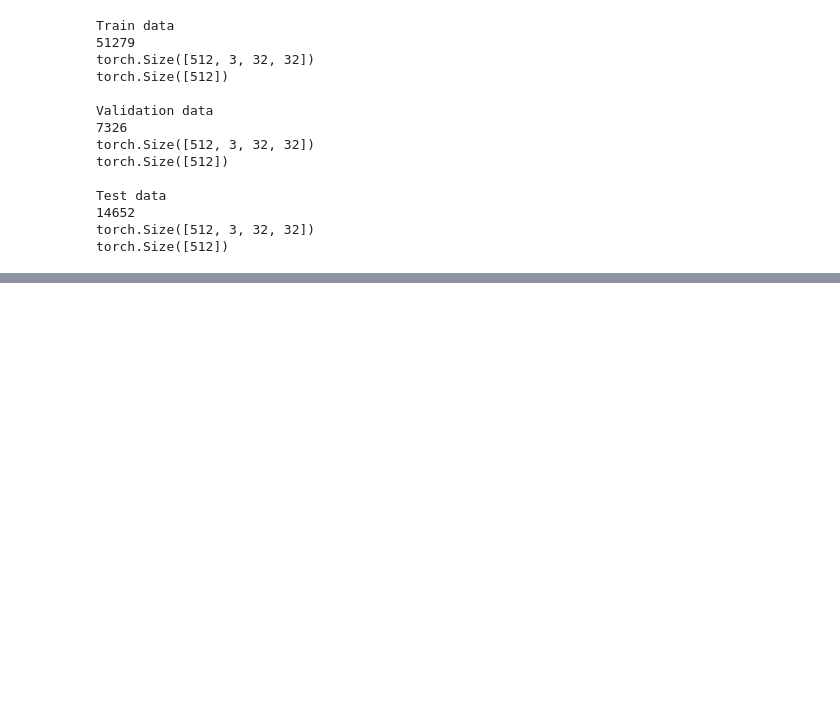
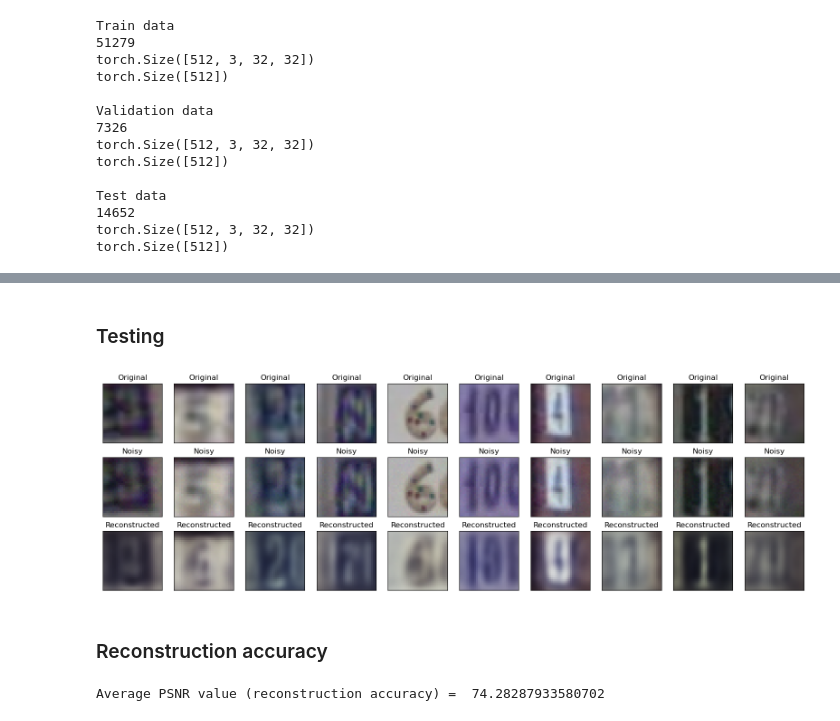
Before and after one commit to SohamD34/DL-Labs, a Jupyter notebook: Lab 2/B21EE067_Lab2_Assignment.ipynb, the cells around one changed output, grey strips where cells are left out. Saved outputs shown, nothing was run; the diff lists cells and outputs as text; code cells hidden in the pictures; blank space fills up the shorter version.

```diff
--- a/Lab 2/B21EE067_Lab2_Assignment.ipynb
+++ b/Lab 2/B21EE067_Lab2_Assignment.ipynb
@@ -143,0 +371,57 @@ for epoch in range(epochs):
+# %% [markdown]
+### Testing
+# %%
+test_examples = None
+original_examples = None
+
+with torch.no_grad():
+    for batch_features,_ in test_loader:
+
+        shape = batch_features.shape
+        error = 0.01*torch.randn(shape).to(device)
+
+        original_examples = batch_features.to(device)
+        batch_features = original_examples + error
+
+        original_examples = original_examples.view(-1,3,32,32)
+        test_examples = batch_features.view(-1,3072)
+
+        reconstruction = model(test_examples).view(-1,3,32,32)
+        test_examples = test_examples.view(-1,3,32,32)
+        break
+
+with torch.no_grad():
+    number = 10
+    plt.figure(figsize=(20, 6))
+
+    for index in range(number):
+
+        # display original
+        ax = plt.subplot(3, number, index + 1)
+        plt.imshow(original_examples[index].permute(1,2,0).cpu().numpy(), cmap='gray')
+        plt.gray()
+        plt.title("Original")
+        ax.get_xaxis().set_visible(False)
+        ax.get_yaxis().set_visible(False)
+
+        # display noisy
+        ax = plt.subplot(3, number, index + 1 + number)
+        plt.imshow(batch_features[index].permute(1,2,0).cpu().numpy(), cmap='gray')
+        plt.gray()
+        plt.title("Noisy")
+        ax.get_xaxis().set_visible(False)
+        ax.get_yaxis().set_visible(False)
+
+        # display reconstruction
+        ax = plt.subplot(3, number, index + 1 + 2*number)
+        plt.imshow(reconstruction[index].permute(1,2,0).cpu().numpy(), cmap='gray')
+        plt.gray()
+        plt.title("Reconstructed")
+        ax.get_xaxis().set_visible(False)
+        ax.get_yaxis().set_visible(False)
+
+    plt.show()
+# %% [output]
+[figure, added]
+# %% [markdown]
+### Reconstruction accuracy
@@ -143,0 +431,9 @@ for epoch in range(epochs):
+# %%
+PSNR_values = []
+
+for i in range(len(test_examples)):
+    PSNR_values.append(PSNR(test_examples[i].permute(1,2,0).cpu().numpy(), reconstruction[i].permute(1,2,0).cpu().numpy()))
+
+print("Average PSNR value (reconstruction accuracy) = ",np.mean(PSNR_values))
+# %% [output]
+Average PSNR value (reconstruction accuracy) =  74.28287933580702
```
Also changed, not shown: parts of 29 cells of this notebook, 1 other file.
